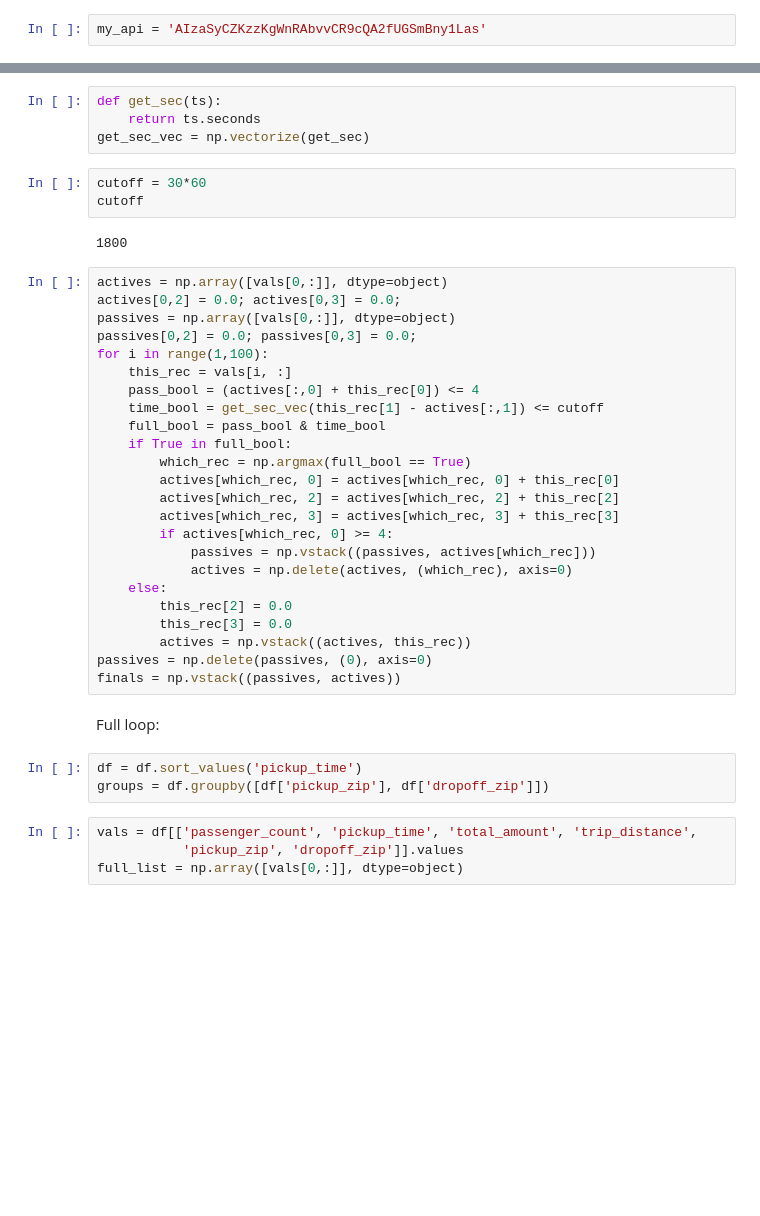
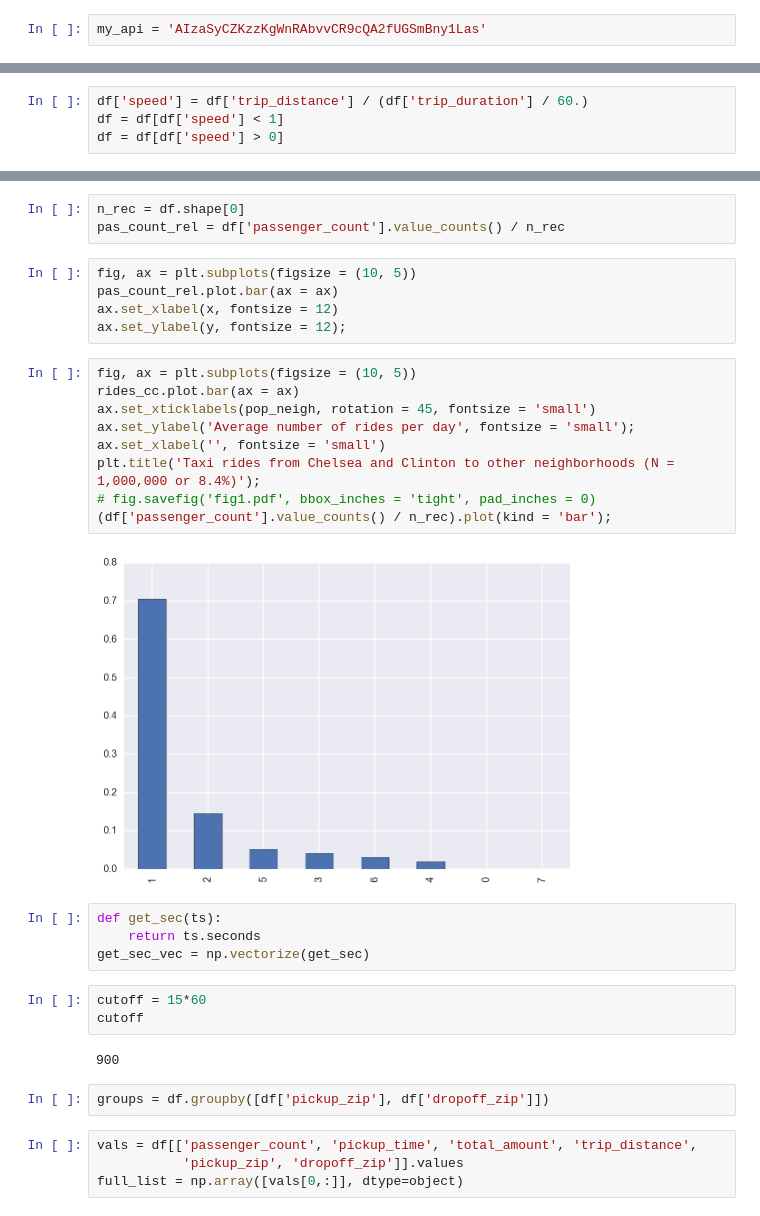
Before and after one commit to aficnar/TaxiProject, a Jupyter notebook: taxi_project.ipynb, the cells around one changed output, grey strips where cells are left out. Saved outputs shown, nothing was run; the diff lists cells and outputs as text; blank space fills up the shorter version.

```diff
--- a/taxi_project.ipynb
+++ b/taxi_project.ipynb
@@ -375,0 +489,4 @@ array([[1, Timestamp('2016-05-01 00:00:00'), 9.68, 1.68, '10001', '10020'],
+# %%
+df['speed'] = df['trip_distance'] / (df['trip_duration'] / 60.)
+df = df[df['speed'] < 1]
+df = df[df['speed'] > 0]
@@ -376,40 +555,32 @@ array([[1, Timestamp('2016-05-01 00:00:00'), 9.68, 1.68, '10001', '10020'],
+# %%
+n_rec = df.shape[0]
+pas_count_rel = df['passenger_count'].value_counts() / n_rec
+# %%
+fig, ax = plt.subplots(figsize = (10, 5))
+pas_count_rel.plot.bar(ax = ax)
+ax.set_xlabel(x, fontsize = 12)
+ax.set_ylabel(y, fontsize = 12);
+# %%
+fig, ax = plt.subplots(figsize = (10, 5))
+rides_cc.plot.bar(ax = ax)
+ax.set_xticklabels(pop_neigh, rotation = 45, fontsize = 'small')
+ax.set_ylabel('Average number of rides per day', fontsize = 'small');
+ax.set_xlabel('', fontsize = 'small')
+plt.title('Taxi rides from Chelsea and Clinton to other neighborhoods (N = 1,000,000 or 8.4%)');
+# fig.savefig('fig1.pdf', bbox_inches = 'tight', pad_inches = 0)
+(df['passenger_count'].value_counts() / n_rec).plot(kind = 'bar');
+# %% [output]
+[figure, added]
 # %%
 def get_sec(ts):
     return ts.seconds
 get_sec_vec = np.vectorize(get_sec)
 # %%
-cutoff = 30*60
+cutoff = 15*60
 cutoff
 # %% [output]
-1800
+900
-# %%
-actives = np.array([vals[0,:]], dtype=object)
-actives[0,2] = 0.0; actives[0,3] = 0.0;
-passives = np.array([vals[0,:]], dtype=object)
-passives[0,2] = 0.0; passives[0,3] = 0.0;
-for i in range(1,100):
-    this_rec = vals[i, :]
-    pass_bool = (actives[:,0] + this_rec[0]) <= 4
-    time_bool = get_sec_vec(this_rec[1] - actives[:,1]) <= cutoff
-    full_bool = pass_bool & time_bool
-    if True in full_bool:
-        which_rec = np.argmax(full_bool == True)
-        actives[which_rec, 0] = actives[which_rec, 0] + this_rec[0]
-        actives[which_rec, 2] = actives[which_rec, 2] + this_rec[2]
-        actives[which_rec, 3] = actives[which_rec, 3] + this_rec[3]
-        if actives[which_rec, 0] >= 4:
-            passives = np.vstack((passives, actives[which_rec]))
-            actives = np.delete(actives, (which_rec), axis=0)
-    else:
-        this_rec[2] = 0.0
-        this_rec[3] = 0.0
-        actives = np.vstack((actives, this_rec))
-passives = np.delete(passives, (0), axis=0)
-finals = np.vstack((passives, actives))
-# %% [markdown]
-Full loop:
 # %%
-df = df.sort_values('pickup_time')
 groups = df.groupby([df['pickup_zip'], df['dropoff_zip']])
 # %%
 vals = df[['passenger_count', 'pickup_time', 'total_amount', 'trip_distance',
```
Also changed, not shown: parts of 168 cells of this notebook.
